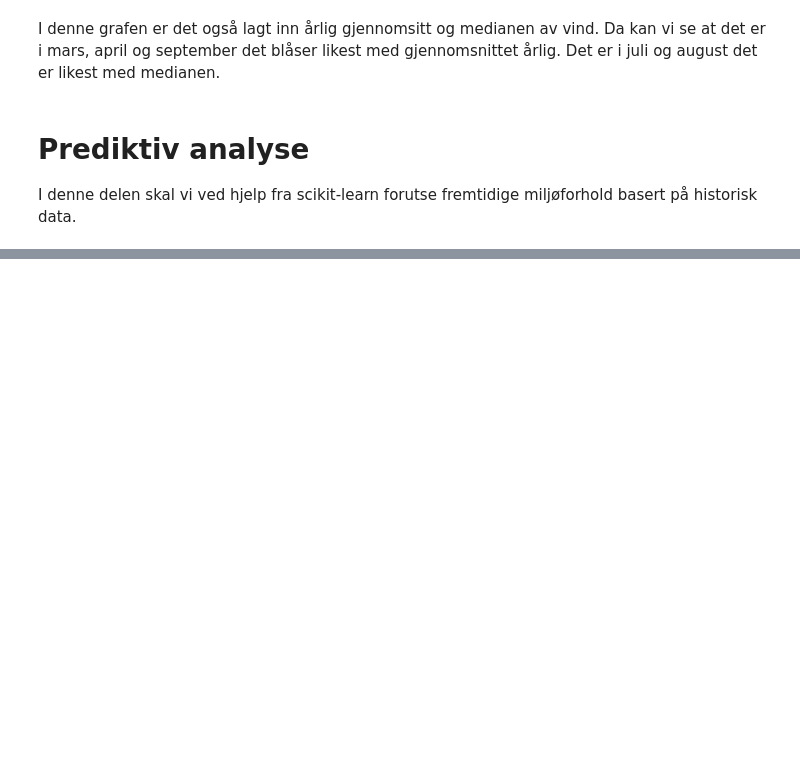
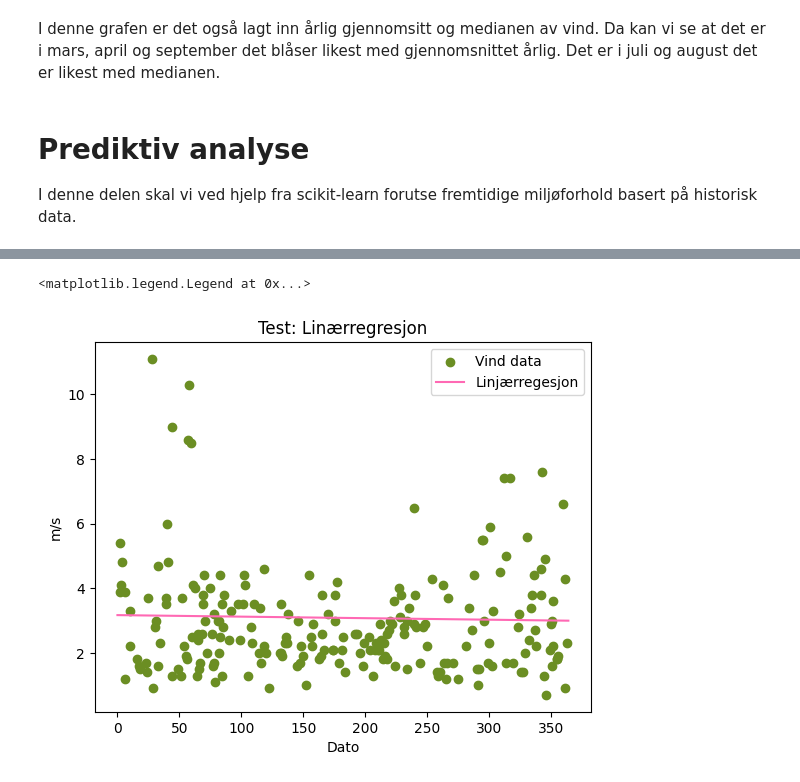
Before and after one commit to Sofihage/Milj-dataanalyse, a Jupyter notebook: notebooks/wind.ipynb, the cells around one changed output, grey strips where cells are left out. Saved outputs shown, nothing was run; the diff lists cells and outputs as text; code cells hidden in the pictures; blank space fills up the shorter version.

```diff
--- a/notebooks/wind.ipynb
+++ b/notebooks/wind.ipynb
@@ -217,0 +263,11 @@ NameError: name 'fc' is not defined
+# %%
+plt.scatter(X_test, y_test, color = "olivedrab", label = 'Vind data')
+plt.plot(X_train, lin_pred, color = "hotpink", label = 'Linjærregesjon')
+
+plt.xlabel('Dato')
+plt.ylabel('m/s')
+plt.title('Test: Linærregresjon')
+plt.legend()
+# %% [output]
+<matplotlib.legend.Legend at 0x...>
+[figure, added]
```
Also changed, not shown: parts of 13 cells of this notebook.
